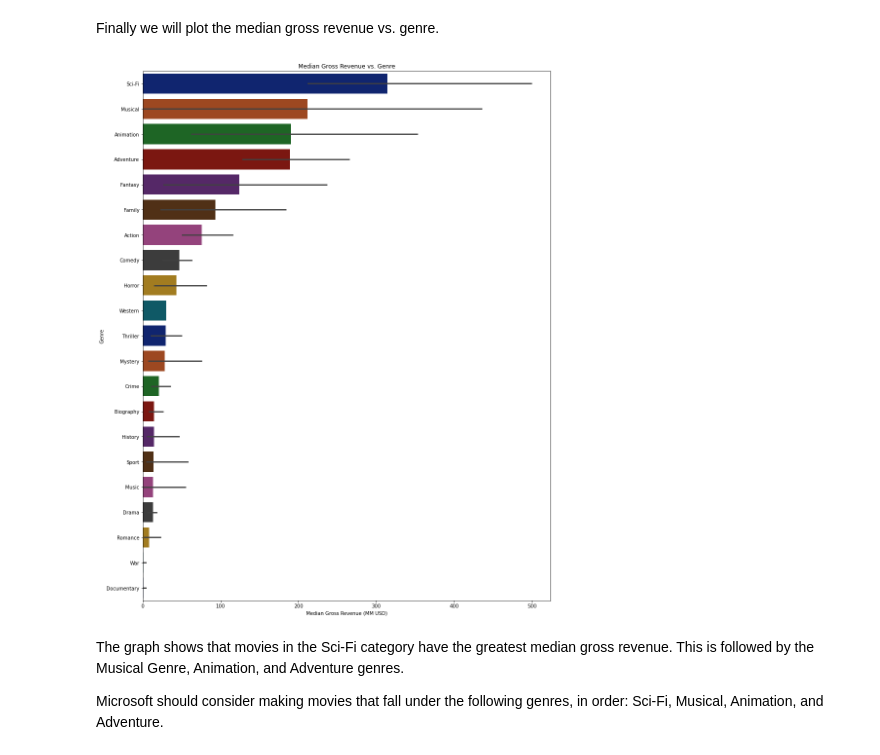
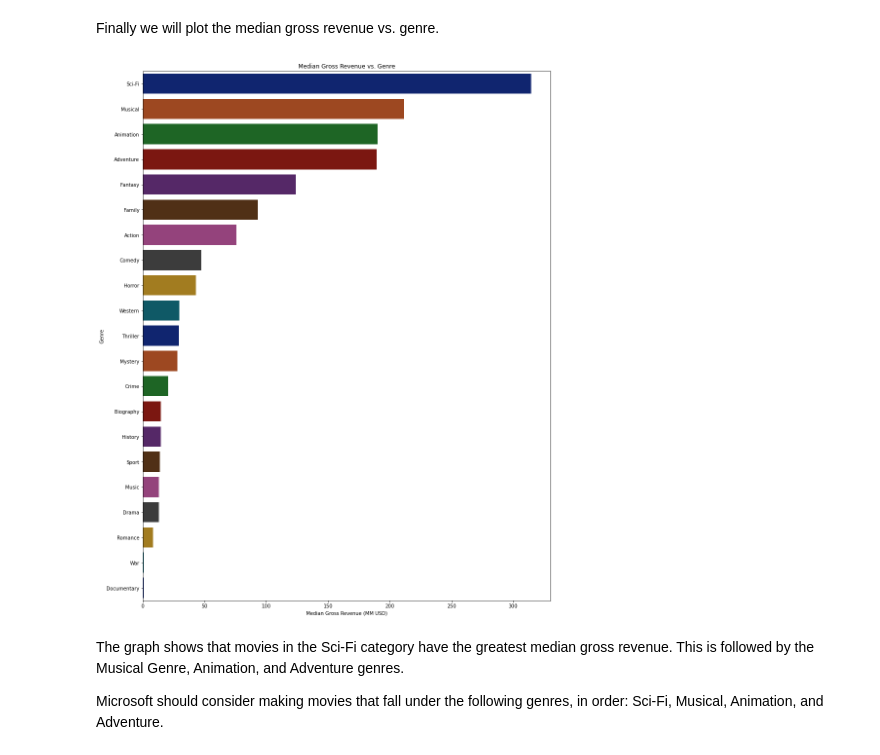
Before and after one commit to drkfitz13/dsc-phase-1-project, a Jupyter notebook: student.ipynb, the cells around one changed output. Cells and saved outputs as stored; diff of their text form; code cells hidden in the pictures.

Commit message:
Updated genres image

```diff
--- a/student.ipynb
+++ b/student.ipynb
@@ -952,12 +952,12 @@ Finally we will plot the median gross revenue vs. genre.
 # %%
 plt.figure(figsize=(15,20))
 ax = sns.barplot(y=df_genres['genres'], x=df_genres['total_gross_MM'],
-            estimator=np.median, order=df_genre_order.index ,
+            estimator=np.median, order=df_genre_order.index , ci=None,
                  palette='dark')
 ax.set(xlabel = 'Median Gross Revenue (MM USD)', ylabel = 'Genre',
       title = 'Median Gross Revenue vs. Genre');
 # %% [output]
-[figure, old version]
+[figure, new version]
 # %% [markdown]
 The graph shows that movies in the Sci-Fi category have the greatest median gross revenue. This is followed by the Musical Genre, Animation, and Adventure genres.
 
```
Also changed, not shown: parts of 1 cell of this notebook, 1 other file.
